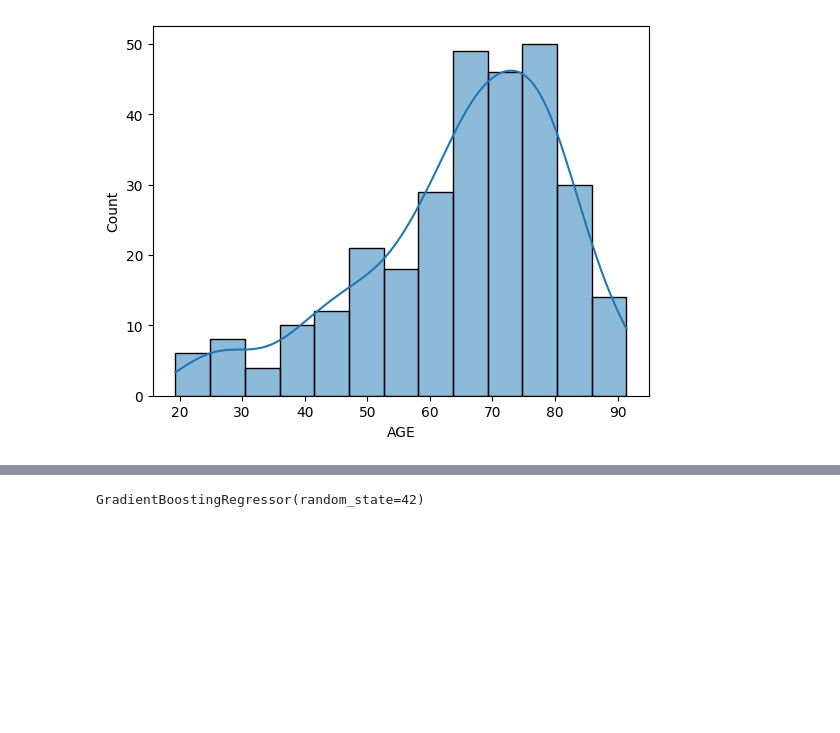
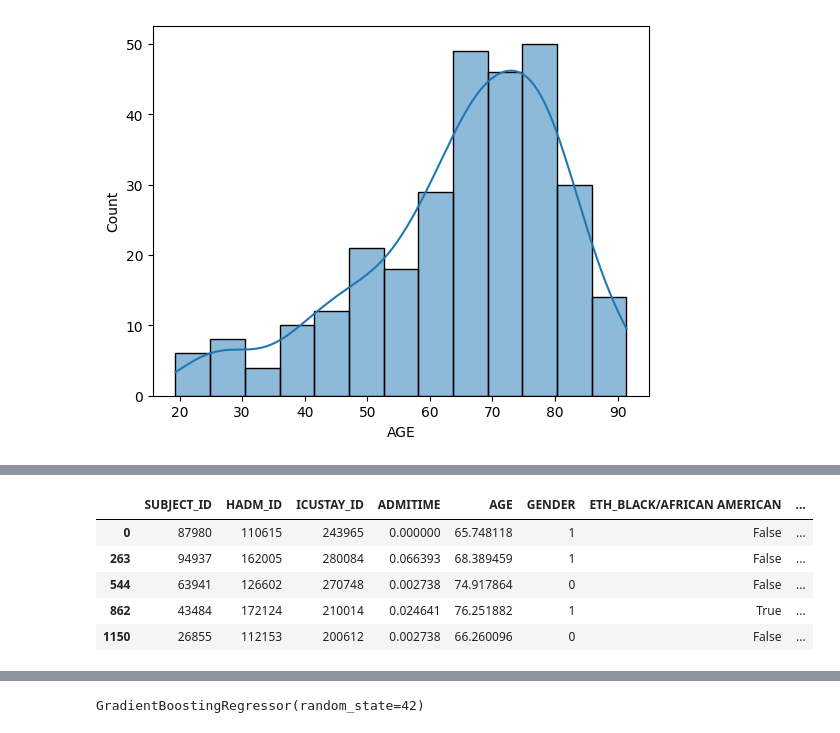
Before and after one commit to Francesinhas/mimic3-length-of-stay-prediction, a Jupyter notebook: FeatureEngineering.ipynb, the cells around one changed output, grey strips where cells are left out. Cells and saved outputs as stored; diff of their text form; code cells hidden in the pictures; blank space fills up the shorter version.

```diff
--- a/FeatureEngineering.ipynb
+++ b/FeatureEngineering.ipynb
@@ -494 +498,16 @@ Index(['SUBJECT_ID', 'HADM_ID', 'ICD9_CODE', 'ICUSTAY_ID', 'LOS', 'GENDER',
       dtype='object')
+# %%
+static_features = df_merged_with_chartevents.drop_duplicates(subset=['SUBJECT_ID', 'HADM_ID', 'ICUSTAY_ID'])[
+    ['SUBJECT_ID', 'HADM_ID', 'ICUSTAY_ID','ADMITIME', 'AGE', 'GENDER',
+     'ETH_BLACK/AFRICAN AMERICAN', 'ETH_HISPANIC OR LATINO',
+     'ETH_OTHER', 'ETH_UNKNOWN/NOT SPECIFIED', 'ETH_WHITE', 'LOG_LOS']
+]
+
+static_features.head()
+# %% [output]
+|  | SUBJECT_ID | HADM_ID | ICUSTAY_ID | ADMITIME | AGE | GENDER | ETH_BLACK/AFRICAN AMERICAN | ... |
+| 0 | 87980 | 110615 | 243965 | 0.000000 | 65.748118 | 1 | False | ... |
+| 263 | 94937 | 162005 | 280084 | 0.066393 | 68.389459 | 1 | False | ... |
+| 544 | 63941 | 126602 | 270748 | 0.002738 | 74.917864 | 0 | False | ... |
+| 862 | 43484 | 172124 | 210014 | 0.024641 | 76.251882 | 1 | True | ... |
+| 1150 | 26855 | 112153 | 200612 | 0.002738 | 66.260096 | 0 | False | ... |
```
Also changed, not shown: parts of 7 cells of this notebook.
